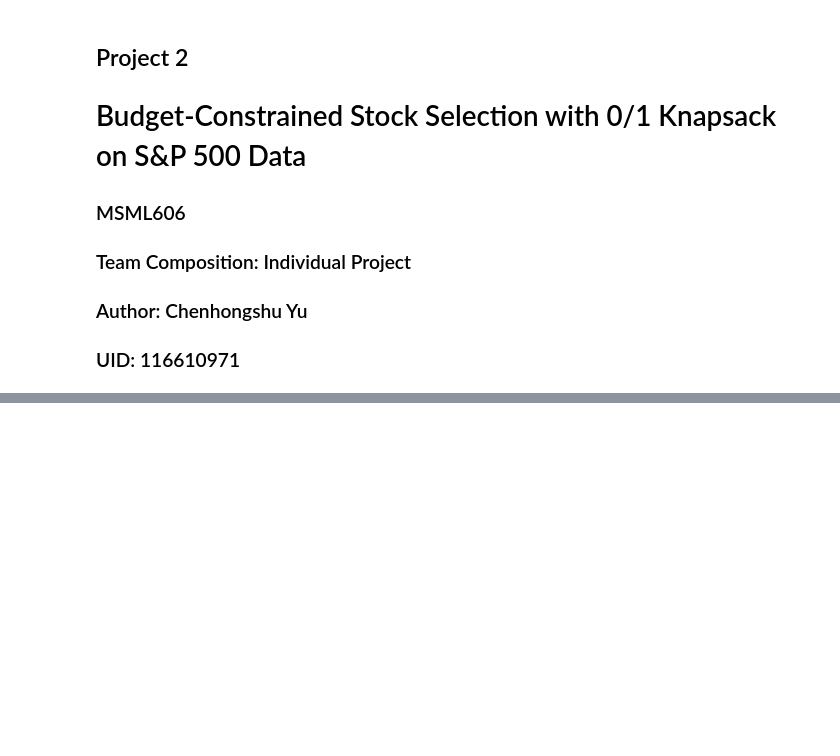
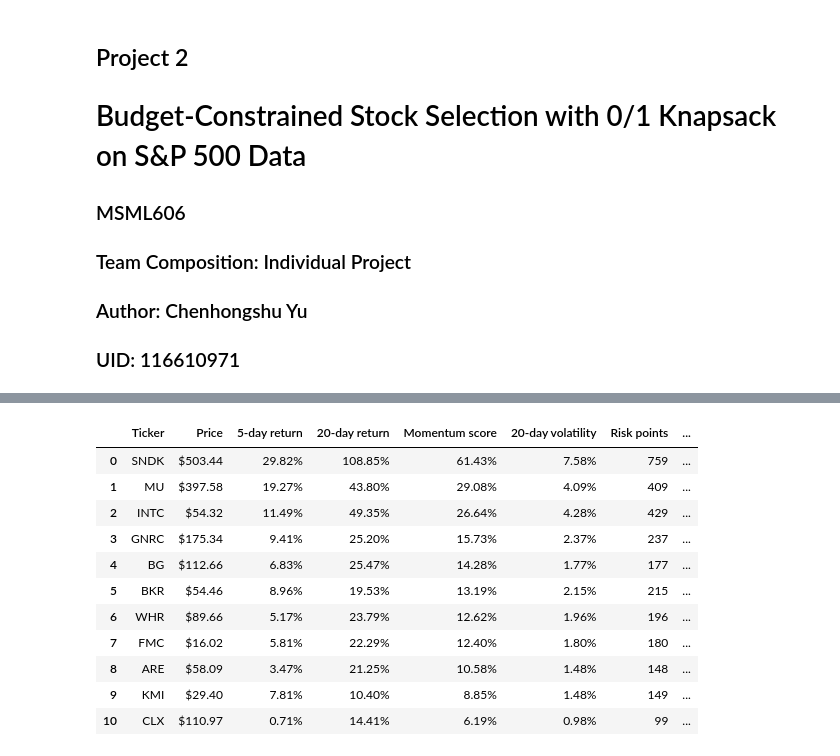
Before and after one commit to Ghostbrush/MSML606_Spring2026, a Jupyter notebook: Project2/project2.ipynb, the cells around one changed output, grey strips where cells are left out. Saved outputs shown, nothing was run; the diff lists cells and outputs as text; code cells hidden in the pictures; blank space fills up the shorter version.

```diff
--- a/Project2/project2.ipynb
+++ b/Project2/project2.ipynb
@@ -173,0 +216,24 @@ If the stock-selection project becomes too difficult to implement within the pro
+# %%
+dp_result = solve_knapsack_dp(candidates, CAPACITY_POINTS)
+greedy_result = solve_knapsack_greedy(candidates, CAPACITY_POINTS)
+
+comparison_table = pd.DataFrame(
+    [
+        {
+            "Method": "Dynamic programming",
+            "Stocks selected": len(dp_result.selected),
+            "Risk used": f"{dp_result.total_risk_points:,} / {CAPACITY_POINTS:,}",
+            "Total momentum score": f"{dp_result.total_value:.2%}",
+            "Next 20-day avg return": f"{dp_result.average_future_return:.2%}",
+        },
+        {
+            "Method": "Greedy baseline",
+            "Stocks selected": len(greedy_result.selected),
+            "Risk used": f"{greedy_result.total_risk_points:,} / {CAPACITY_POINTS:,}",
+            "Total momentum score": f"{greedy_result.total_value:.2%}",
+            "Next 20-day avg return": f"{greedy_result.average_future_return:.2%}",
+        },
+    ]
+)
+
+display(comparison_table)
@@ -173,0 +248,16 @@ If the stock-selection project becomes too difficult to implement within the pro
+# %%
+dp_selected = sorted(dp_result.selected, key = lambda stock: stock.momentum_value, reverse=True)
+display(stock_table(dp_selected))
+# %% [output]
+|  | Ticker | Price | 5-day return | 20-day return | Momentum score | 20-day volatility | Risk points | ... |
+| 0 | SNDK | $503.44 | 29.82% | 108.85% | 61.43% | 7.58% | 759 | ... |
+| 1 | MU | $397.58 | 19.27% | 43.80% | 29.08% | 4.09% | 409 | ... |
+| 2 | INTC | $54.32 | 11.49% | 49.35% | 26.64% | 4.28% | 429 | ... |
+| 3 | GNRC | $175.34 | 9.41% | 25.20% | 15.73% | 2.37% | 237 | ... |
+| 4 | BG | $112.66 | 6.83% | 25.47% | 14.28% | 1.77% | 177 | ... |
+| 5 | BKR | $54.46 | 8.96% | 19.53% | 13.19% | 2.15% | 215 | ... |
+| 6 | WHR | $89.66 | 5.17% | 23.79% | 12.62% | 1.96% | 196 | ... |
+| 7 | FMC | $16.02 | 5.81% | 22.29% | 12.40% | 1.80% | 180 | ... |
+| 8 | ARE | $58.09 | 3.47% | 21.25% | 10.58% | 1.48% | 148 | ... |
+| 9 | KMI | $29.40 | 7.81% | 10.40% | 8.85% | 1.48% | 149 | ... |
+| 10 | CLX | $110.97 | 0.71% | 14.41% | 6.19% | 0.98% | 99 | ... |
```
Also changed, not shown: parts of 28 cells of this notebook.
